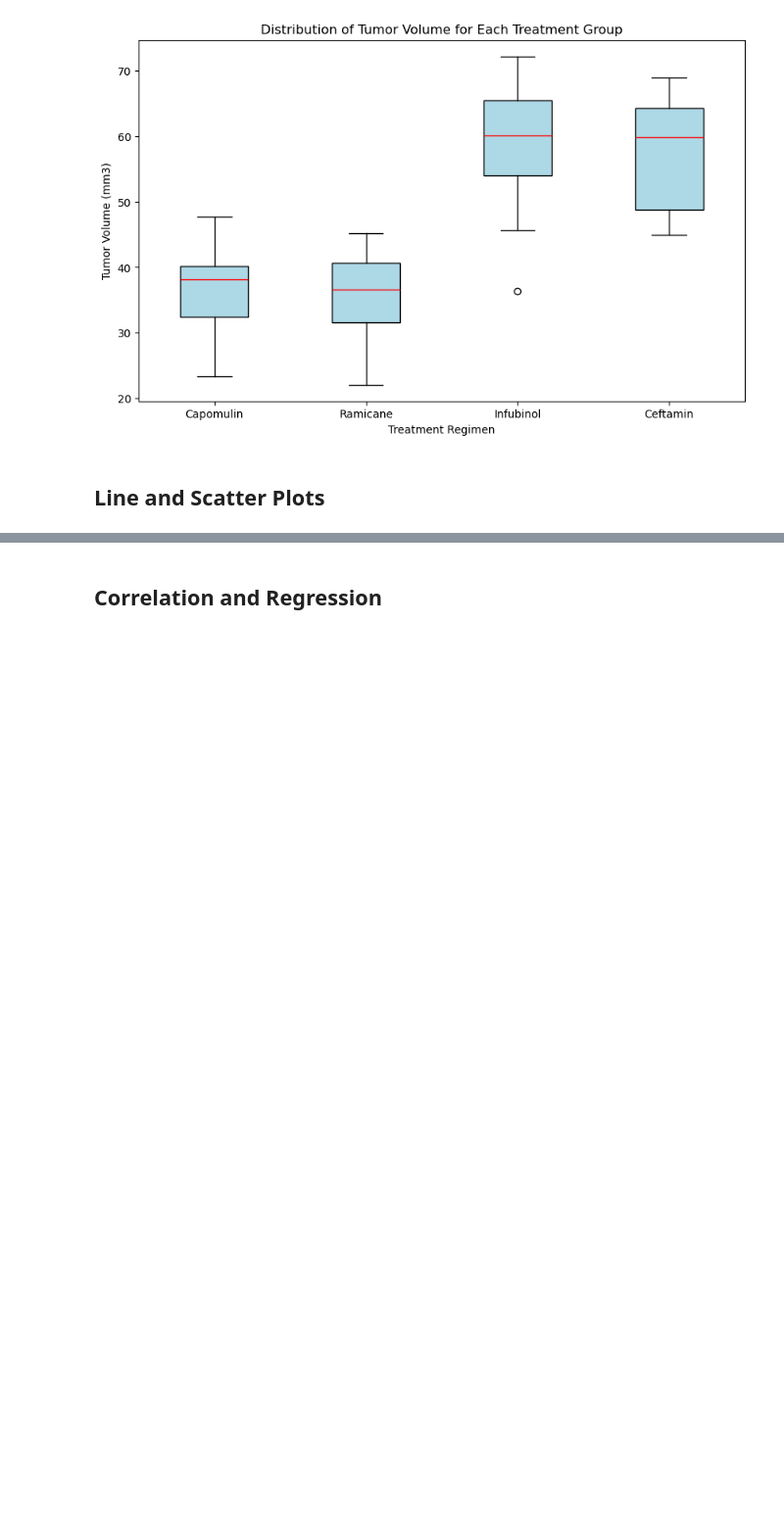
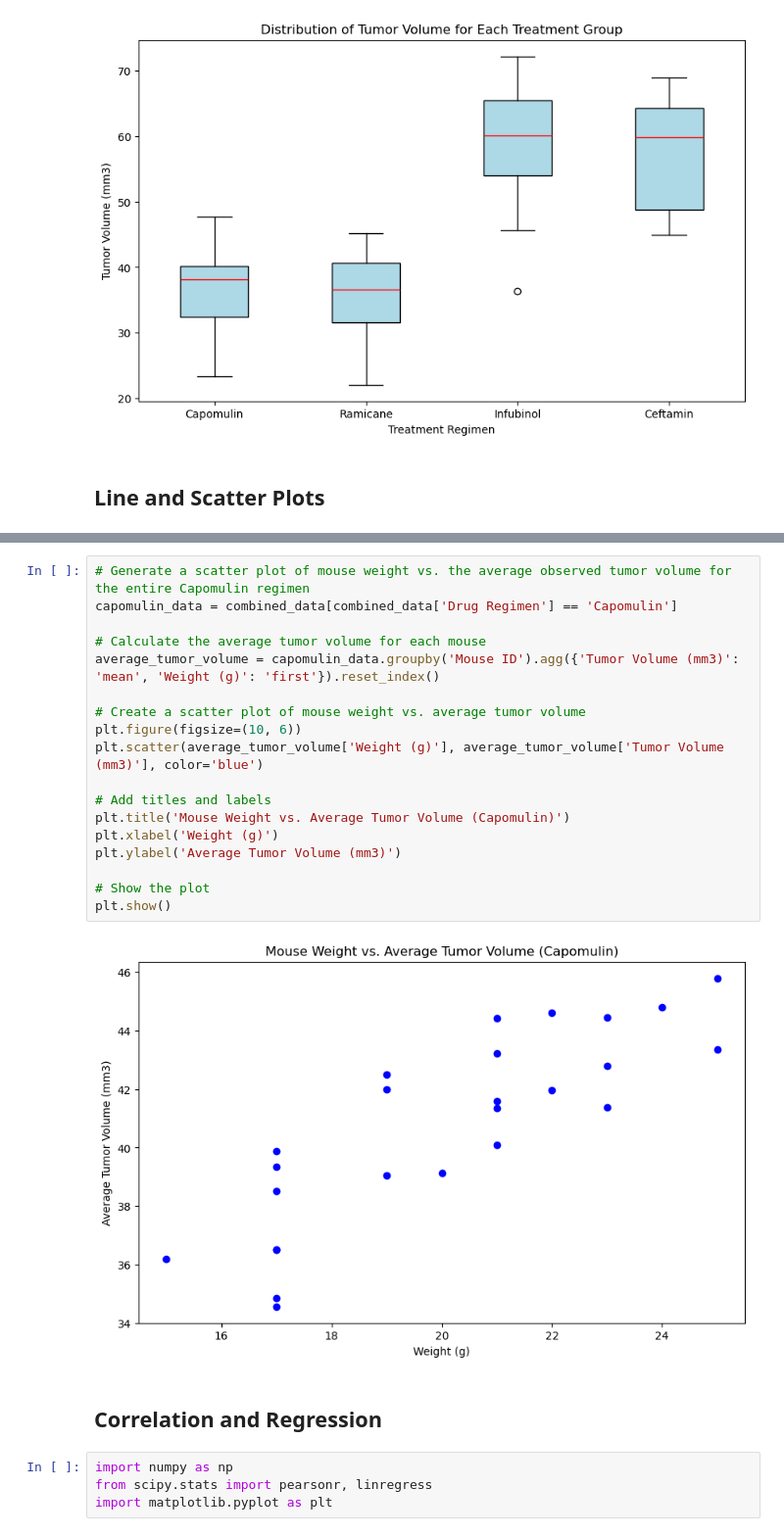
Before and after one commit to Kathyvng/Matplotlib_Challenge, a Jupyter notebook: pymaceuticals_starter.ipynb, the cells around one changed output, grey strips where cells are left out. Shown at 98% size. Drawn from its saved outputs; the diff is of its cells as text; blank space fills up the shorter version.

```diff
--- a/pymaceuticals_starter.ipynb
+++ b/pymaceuticals_starter.ipynb
@@ -355,5 +371,29 @@ plt.show()
+# %%
+# Generate a scatter plot of mouse weight vs. the average observed tumor volume for the entire Capomulin regimen
+capomulin_data = combined_data[combined_data['Drug Regimen'] == 'Capomulin']
+
+# Calculate the average tumor volume for each mouse
+average_tumor_volume = capomulin_data.groupby('Mouse ID').agg({'Tumor Volume (mm3)': 'mean', 'Weight (g)': 'first'}).reset_index()
+
+# Create a scatter plot of mouse weight vs. average tumor volume
+plt.figure(figsize=(10, 6))
+plt.scatter(average_tumor_volume['Weight (g)'], average_tumor_volume['Tumor Volume (mm3)'], color='blue')
+
+# Add titles and labels
+plt.title('Mouse Weight vs. Average Tumor Volume (Capomulin)')
+plt.xlabel('Weight (g)')
+plt.ylabel('Average Tumor Volume (mm3)')
+
+# Show the plot
+plt.show()
+# %% [output]
+[figure, added]
 # %% [markdown]
 ## Correlation and Regression
+# %%
+import numpy as np
+from scipy.stats import pearsonr, linregress
+import matplotlib.pyplot as plt
 # %%
 # Calculate the correlation coefficient and a linear regression model
 # for mouse weight and average observed tumor volume for the entire Capomulin regimen
```
Also changed, not shown: parts of 5 cells of this notebook.
